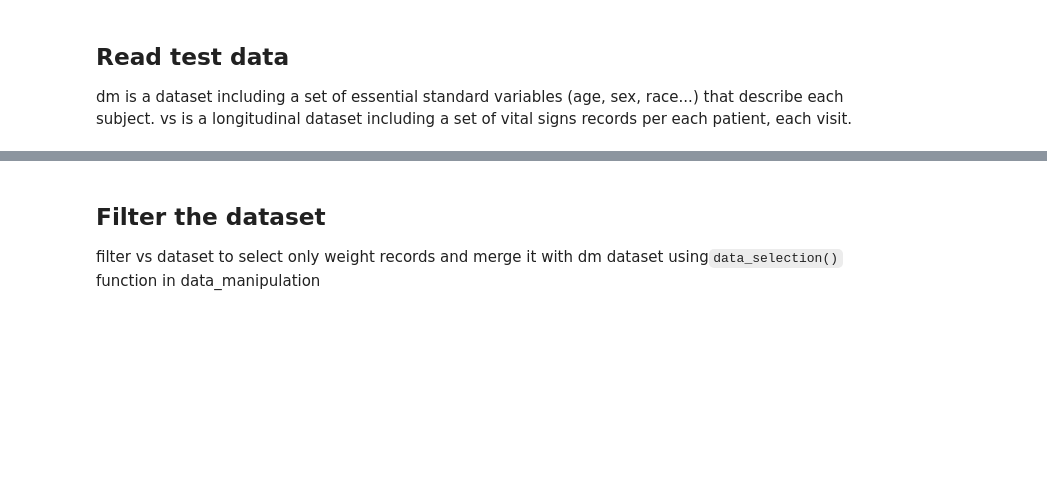
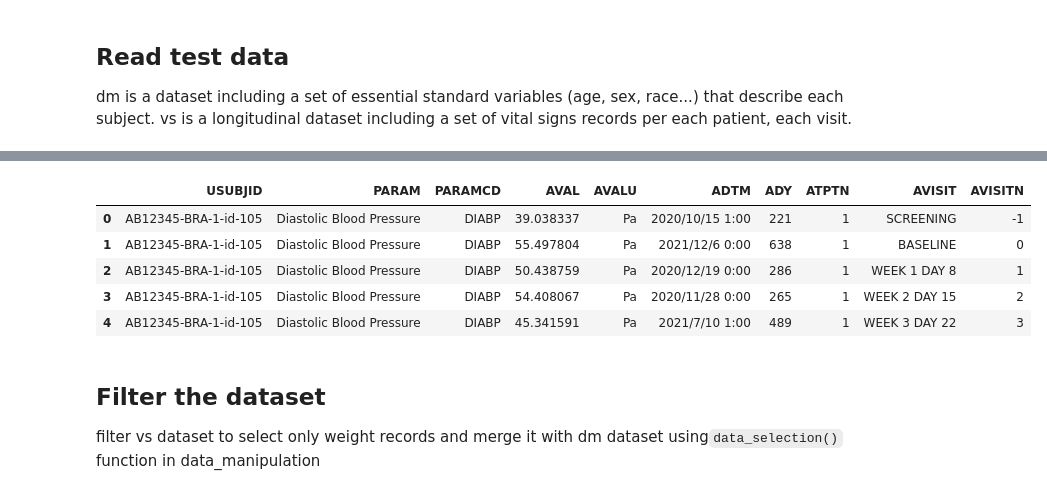
Before and after one commit to Alieyeh/HYPEHI, a Jupyter notebook: docs/examples1.ipynb, the cells around one changed output, grey strips where cells are left out. Cells and saved outputs as stored; diff of their text form; code cells hidden in the pictures; blank space fills up the shorter version.

```diff
--- a/docs/examples1.ipynb
+++ b/docs/examples1.ipynb
@@ -20,3 +31,17 @@ vs.head()
+# %%
+# read into dataframe dm from package
+file = pkgutil.get_data('hypehd', "data/vital_signs.csv")
+s=str(file,'utf-8')
+data = StringIO(s)
+vs=da.read("csv", data)
+vs.head()
+# %% [output]
+|  | USUBJID | PARAM | PARAMCD | AVAL | AVALU | ADTM | ADY | ATPTN | AVISIT | AVISITN |
+| 0 | AB12345-BRA-1-id-105 | Diastolic Blood Pressure | DIABP | 39.038337 | Pa | 2020/10/15 1:00 | 221 | 1 | SCREENING | -1 |
+| 1 | AB12345-BRA-1-id-105 | Diastolic Blood Pressure | DIABP | 55.497804 | Pa | 2021/12/6 0:00 | 638 | 1 | BASELINE | 0 |
+| 2 | AB12345-BRA-1-id-105 | Diastolic Blood Pressure | DIABP | 50.438759 | Pa | 2020/12/19 0:00 | 286 | 1 | WEEK 1 DAY 8 | 1 |
+| 3 | AB12345-BRA-1-id-105 | Diastolic Blood Pressure | DIABP | 54.408067 | Pa | 2020/11/28 0:00 | 265 | 1 | WEEK 2 DAY 15 | 2 |
+| 4 | AB12345-BRA-1-id-105 | Diastolic Blood Pressure | DIABP | 45.341591 | Pa | 2021/7/10 1:00 | 489 | 1 | WEEK 3 DAY 22 | 3 |
 # %% [markdown]
 ## Filter the dataset
 filter vs dataset to select only weight records and merge it with dm dataset using`data_selection()` function in data_manipulation
```
Also changed, not shown: parts of 10 cells of this notebook, 2 other files.
